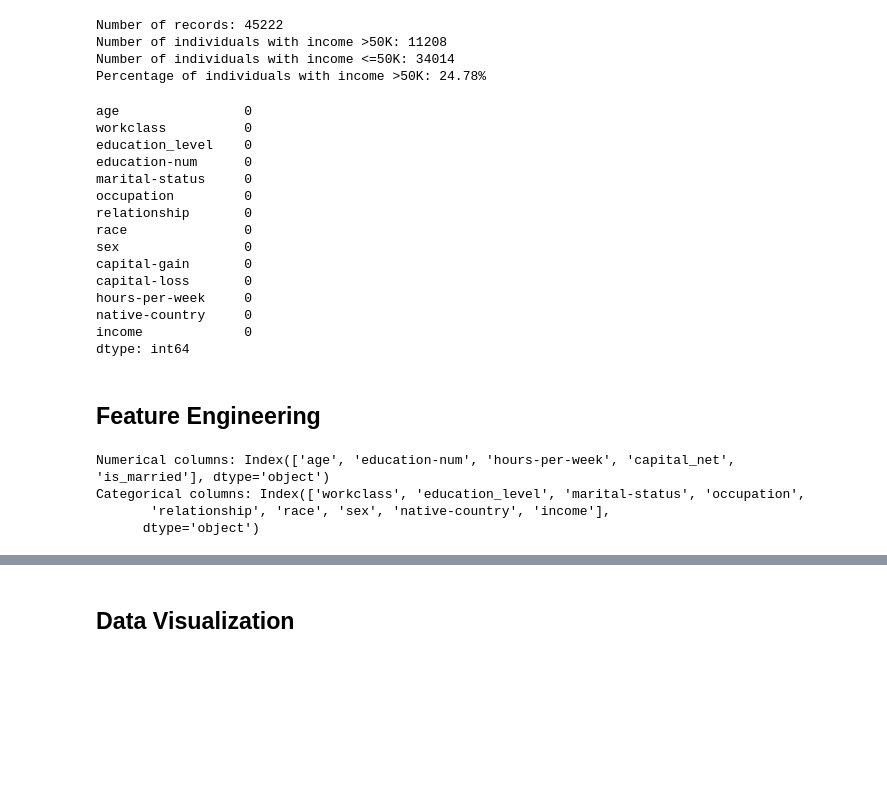
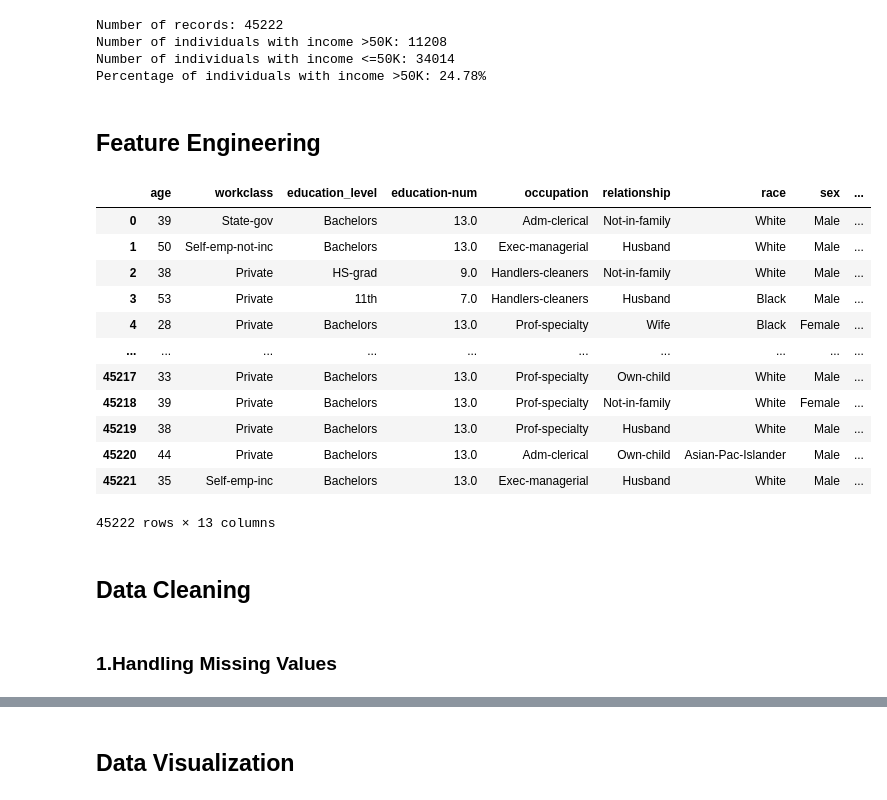
Before and after one commit to mohamedalaa-505/SupervisedML_project, a Jupyter notebook: ml_pipeline.ipynb, the cells around one changed output, grey strips where cells are left out. Saved outputs shown, nothing was run; the diff lists cells and outputs as text; code cells hidden in the pictures; blank space fills up the shorter version.

```diff
--- a/ml_pipeline.ipynb
+++ b/ml_pipeline.ipynb
@@ -37,0 +67,9 @@ memory usage: 4.8+ MB
+# %%
+pd.set_option('display.max_colwidth', None)
+summary = pd.DataFrame({
+    "Column": cat_cols,
+    "Unique Values": [df[col].unique() for col in cat_cols],
+    "Number of Unique": [df[col].nunique() for col in cat_cols]
+})
+
+summary
@@ -53,24 +102,6 @@ Number of records: 45222
 Number of individuals with income >50K: 11208
 Number of individuals with income <=50K: 34014
 Percentage of individuals with income >50K: 24.78%
-# %%
-df.isnull().sum()
-# %% [output]
-age                0
-workclass          0
-education_level    0
-education-num      0
-marital-status     0
-occupation         0
-relationship       0
-race               0
-sex                0
-capital-gain       0
-capital-loss       0
-hours-per-week     0
-native-country     0
-income             0
-dtype: int64
 # %% [markdown]
 ## **Feature Engineering**
 # %%
@@ -80,15 +111,24 @@ df = df.drop(["capital-gain","capital-loss"], axis=1)
 # %%
 df["is_married"] = df["marital-status"].apply(
     lambda x: 1 if "Married" in x else 0
 )
+df.drop("marital-status",axis=1, inplace =True)
+df
+# %% [output]
+|  | age | workclass | education_level | education-num | occupation | relationship | race | sex | ... |
+| 0 | 39 | State-gov | Bachelors | 13.0 | Adm-clerical | Not-in-family | White | Male | ... |
+| 1 | 50 | Self-emp-not-inc | Bachelors | 13.0 | Exec-managerial | Husband | White | Male | ... |
+| 2 | 38 | Private | HS-grad | 9.0 | Handlers-cleaners | Not-in-family | White | Male | ... |
+| 3 | 53 | Private | 11th | 7.0 | Handlers-cleaners | Husband | Black | Male | ... |
+| 4 | 28 | Private | Bachelors | 13.0 | Prof-specialty | Wife | Black | Female | ... |
+| ... | ... | ... | ... | ... | ... | ... | ... | ... | ... |
+| 45217 | 33 | Private | Bachelors | 13.0 | Prof-specialty | Own-child | White | Male | ... |
+| 45218 | 39 | Private | Bachelors | 13.0 | Prof-specialty | Not-in-family | White | Female | ... |
+| 45219 | 38 | Private | Bachelors | 13.0 | Prof-specialty | Husband | White | Male | ... |
+| 45220 | 44 | Private | Bachelors | 13.0 | Adm-clerical | Own-child | Asian-Pac-Islander | Male | ... |
+| 45221 | 35 | Self-emp-inc | Bachelors | 13.0 | Exec-managerial | Husband | White | Male | ... |
+45222 rows × 13 columns
-# %%
-num_cols = df.select_dtypes(include='number').columns
-cat_cols = df.select_dtypes(exclude='number').columns
-
-print("Numerical columns:", num_cols)
-print("Categorical columns:", cat_cols)
-# %% [output]
-Numerical columns: Index(['age', 'education-num', 'hours-per-week', 'capital_net', 'is_married'], dtype='object')
-Categorical columns: Index(['workclass', 'education_level', 'marital-status', 'occupation',
-       'relationship', 'race', 'sex', 'native-country', 'income'],
-      dtype='object')
+# %% [markdown]
+## **Data Cleaning**
+# %% [markdown]
+### **1.Handling Missing Values**
```
Also changed, not shown: parts of 47 cells of this notebook.
